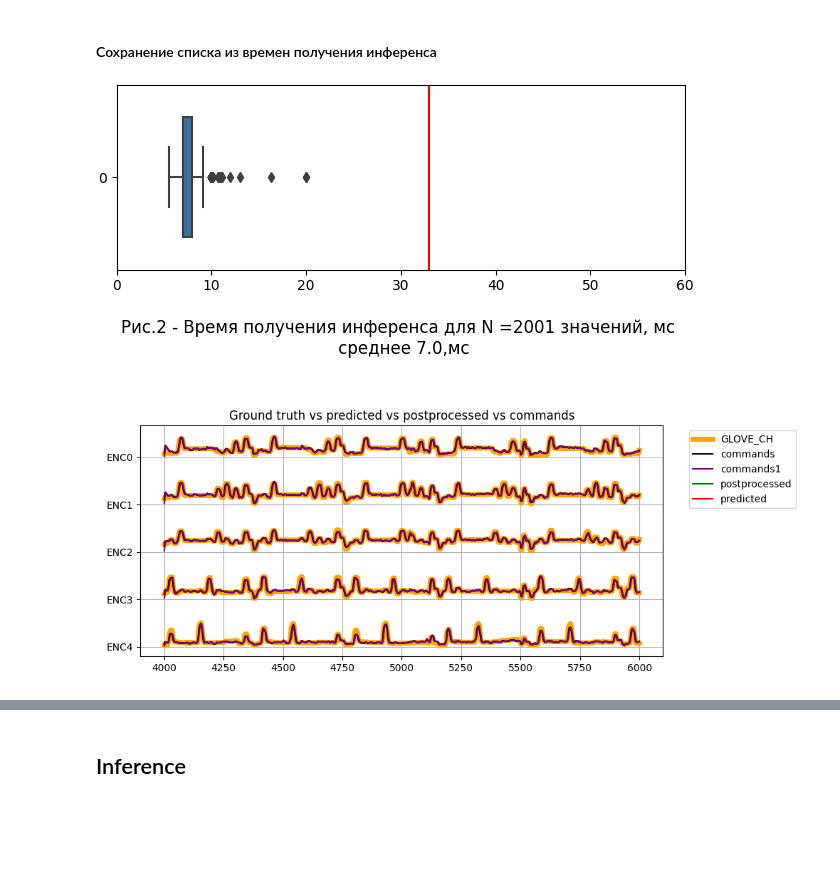
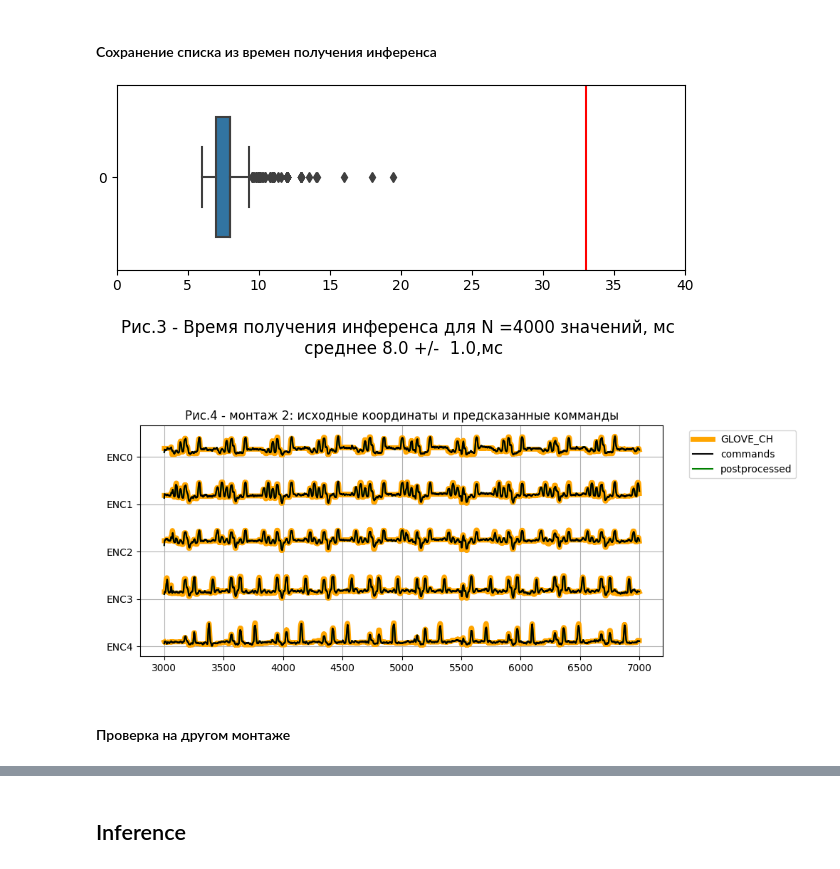
Before and after one commit to Internship-moto/Gestures_3, a Jupyter notebook: notebooks/Gestures_3.ipynb, the cells around one changed output, grey strips where cells are left out. Cells and saved outputs as stored; diff of their text form; code cells hidden in the pictures; blank space fills up the shorter version.

Commit message:
add charts

```diff
--- a/notebooks/Gestures_3.ipynb
+++ b/notebooks/Gestures_3.ipynb
@@ -536,3 +537,26 @@ _________________________________________________________________
 # predicts
 # %% [markdown]
 #### Предикт для датасета
+# %%
+low_lim, hig_lim = 3000,8000
+check_data = gestures_3_2.loc[low_lim:hig_lim,OMG_CH].values.astype(np.int16).copy() #
+predicts = list()
+
+# Скалируем
+scaler = joblib.load(os.path.join(config.PATH_MODEL, config.scaler_name))
+check_data_scaled = scaler.transform(check_data).astype(np.float16)
+
+# добавляем дифф
+check_data_diff  = add_diff(check_data_scaled, shift_=5)
+
+for i in range(check_data_scaled.shape[0]):
+    x = np.expand_dims(np.expand_dims(check_data_diff[i,:], 0), 0).astype(np.float16)
+    #y_pred = (model_stateful.predict(x)[0][0]).astype(np.float16) - считает медленно
+    y_pred = model_stateful(x.reshape(1,1,-1)).numpy()[0][0]
+    predicts.append(np.round(y_pred, 2))
+
+y_pred_stateful = np.vstack(predicts)
+clear_output(wait=False)
+
+# Для примера выводим 2 первых предсказания
+y_pred_stateful[:2,:]
@@ -1005,4 +1029,9 @@ print(df_sim.shape)
 # %%
+df_sim = gestures.loc[3000:6999, :] #.iloc[:7244]
+# df_sim= np.concatenate([mounts['gestures_test'][OMG_CH + ACC_CH + GYR_CH], mounts['gestures_test_2'][OMG_CH + ACC_CH + GYR_CH]], axis=0)
+#df_sim = free_movements.iloc[:2000]
+print(df_sim.shape)
+
 # В промежуток 0.033 с модель не проходит
 TIMEOUT = 1 #0.033
 DEBUG = True
@@ -1137,43 +1178,44 @@ times =  y_dct['ts_time'] #pd.read_csv(os.path.join(PATH, 'times.csv'), index_co
 
 fig, ax = plt.subplots(1,1, figsize=(6,3))
 fig = sns.boxplot(data=np.array([times])*1000, orient='h', width=0.65)
-ax.set_xlim(0,60)
+ax.set_xlim(0,40)
 ax.axvline(33, color='r')#, color='r', ls=':')
-ax.set_title(f'Рис.2 - Время получения инференса для N ={len(times)} значений, мc \n среднее {np.round(np.mean(np.array([times]))*1000)},мс', y=-0.5)
+ax.set_title(f'Рис.3 - Время получения инференса для N ={len(times)} значений, мc \n среднее {np.round(np.mean(np.array([times]))*1000)} +/-  {np.round(np.std(np.array([times]))*1000)},мс', y=-0.5)
 plt.tight_layout(pad=0.15);
 #plt.subplots_adjust(right=1.1)
 
-#plt.savefig(f'../figures/fig_2.png')
+plt.savefig(f'../figures/fig_3.png')
 
 #times.agg(['mean','std']).round(3)*1000
 # %% [output]
-[figure, old version]
+[figure, new version]
 # %%
 xticks = df_sim[GLOVE_CH].index
 dist = -np.arange(len(GLOVE_CH)) * 200
 
 fig, ax = plt.subplots(1, 1,  figsize=(10, 4))
 
 ax.plot(xticks, df_sim[GLOVE_CH] + dist, c='orange', label='GLOVE_CH' ,linewidth=5 ) #
-ax.plot(xticks,   y_dct['y_predicted'] + dist, c='red', label ='predicted')
+#ax.plot(xticks,   y_dct['y_predicted'] + dist, c='purple', label ='predicted')
 ax.plot(xticks,   y_dct['y_postprocessed'] + dist, c='green', label ='postprocessed')
 ax.plot(xticks,   y_dct['y_commands'] + dist, c='k', label ='commands')
-ax.plot(xticks,   y_dct['y_commands1'] + dist, c='purple', label ='commands1')
+#ax.plot(xticks,   y_dct['y_commands1'] + dist, c='red', label ='commands1')
 #ax.plot(xticks,   NEW + dist, c='red', label ='LSTM + nogo commands')
 
-plt.title('Ground truth vs predicted vs postprocessed vs commands')
+plt.title('Рис.4 - монтаж 2: исходные координаты и предсказанные комманды') #Ground truth vs predicted vs postprocessed vs commands
 plt.yticks(dist, GLOVE_CH)
 
 # get unique labels
 handles, labels = plt.gca().get_legend_handles_labels()
 labels, ids = np.unique(labels, return_index=True)
 handles = [handles[i] for i in ids]
 ax.legend(handles, labels, bbox_to_anchor=[1.04, 1])
 
 plt.grid()
 plt.tight_layout()
 
-#plt.savefig(f'../figures/fig_4.png')
-#plt.savefig(f'../figures/fig_4.png')
+plt.savefig(f'../figures/fig_4.png')
 # %% [output]
-[figure, old version]
+[figure, new version]
+# %% [markdown]
+#### Проверка на другом монтаже
```
Also changed, not shown: parts of 26 cells of this notebook.
